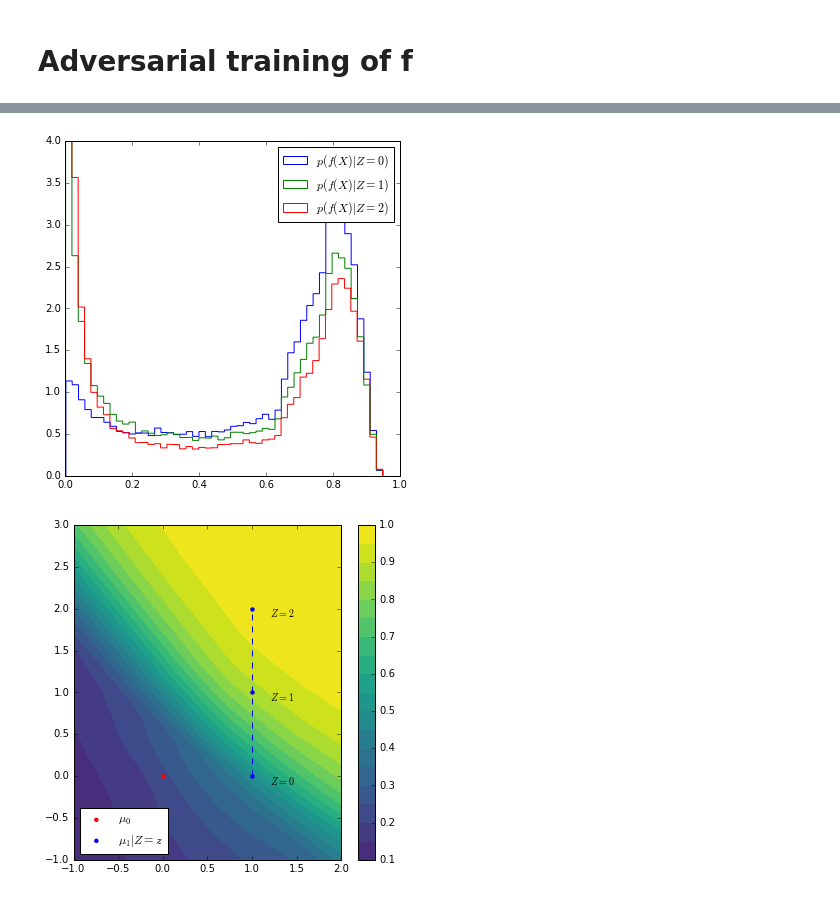
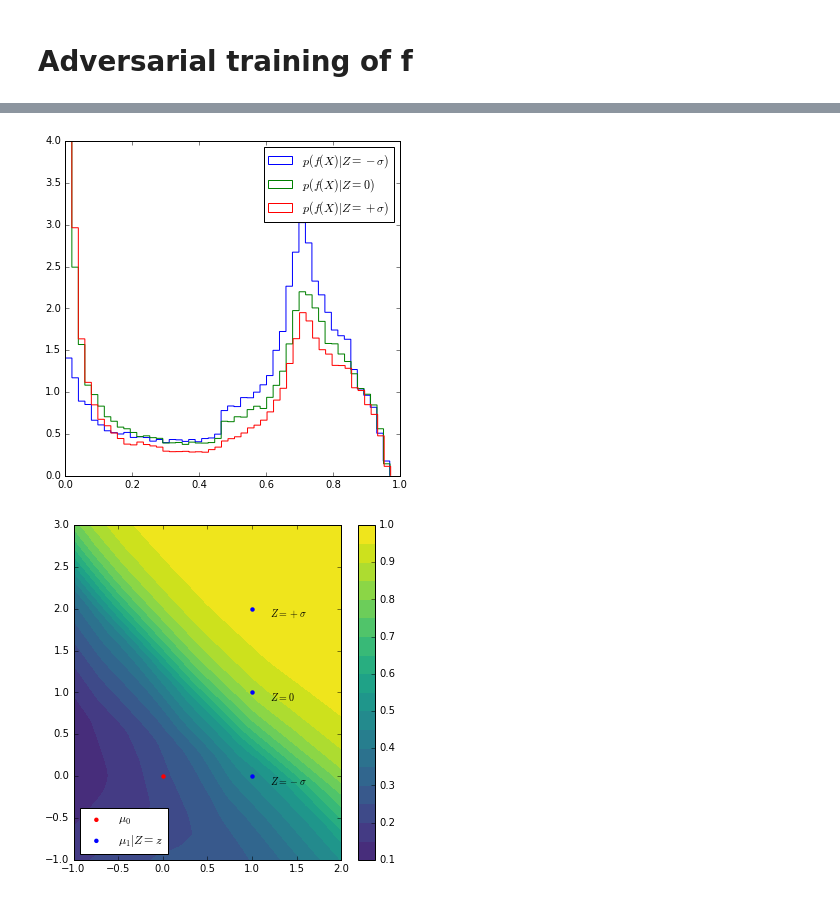
Before and after one commit to glouppe/paper-learning-to-pivot, a Jupyter notebook: code/Toy.ipynb, the cells around one changed output, grey strips where cells are left out. Saved outputs shown, nothing was run; the diff lists cells and outputs as text; code cells hidden in the pictures.

```diff
--- a/code/Toy.ipynb
+++ b/code/Toy.ipynb
@@ -441,11 +441,12 @@ print(mean_entropy_f)
 # Continuous nuisance
 # %%
 np.random.seed = 777
-from carl.distributions import Mixture, MultivariateNormal, Uniform
+from carl.distributions import Mixture, MultivariateNormal, Uniform, Normal
 
 p0 = MultivariateNormal(mu=np.array([0., 0.]), sigma=np.array([[1., -0.5], [-0.5, 1.]]))
-p1 = MultivariateNormal(mu=np.array([1., 0.]), sigma=np.eye(2))
-pz = Uniform(low=0, high=2.0)
+p1 = MultivariateNormal(mu=np.array([1., 1.]), sigma=np.eye(2))
+pz = Normal(mu=0.0, sigma=1.0)
+#pz = Uniform(low=0, high=2.0)
 # %%
 n_samples = 50000
 
@@ -577,6 +570,6 @@ ________________________________________________________________________________
 # Pretraining of D
 D.trainable = True
 R.trainable = False
-D.fit(X_train, y_train, nb_epoch=10)
+D.fit(X_train, y_train, nb_epoch=20)
 min_Lf = D.evaluate(X_valid, y_valid)
 # %% [output]
@@ -610,15 +600,15 @@ def make_X(n_samples, z):
     y[n_samples // 2:] = 1
     return X
 # %%
+plt.hist(1. - D.predict(make_X(50000, z=-1)), bins=50, normed=1, histtype="step", label="$p(f(X)|Z=-\sigma)$")
 plt.hist(1. - D.predict(make_X(50000, z=0)), bins=50, normed=1, histtype="step", label="$p(f(X)|Z=0)$")
-plt.hist(1. - D.predict(make_X(50000, z=1)), bins=50, normed=1, histtype="step", label="$p(f(X)|Z=1)$")
-plt.hist(1. - D.predict(make_X(50000, z=2)), bins=50, normed=1, histtype="step", label="$p(f(X)|Z=2)$")
+plt.hist(1. - D.predict(make_X(50000, z=1)), bins=50, normed=1, histtype="step", label="$p(f(X)|Z=+\sigma)$")
 plt.legend(loc="best")
 plt.ylim(0,4)
-plt.savefig("f-plain.pdf")
+#plt.savefig("f-plain.pdf")
 plt.show()
 # %% [output]
-[figure, old version]
+[figure, new version]
 # %%
 from matplotlib.mlab import griddata
 
@@ -637,20 +627,19 @@ CS = plt.contourf(xi, yi, zi, 20, cmap=plt.cm.viridis,
                   vmax=1.0, vmin=0.0)
 plt.colorbar()
 plt.scatter([0], [0], c="red", linewidths=0, label=r"$\mu_0$")
-plt.vlines(1, 0, 2, color="blue", linestyles="dashed")
 plt.scatter([1], [0], c="blue", linewidths=0, label=r"$\mu_1|Z=z$")
 plt.scatter([1], [0+1], c="blue", linewidths=0)
 plt.scatter([1], [0+2], c="blue", linewidths=0)
-plt.text(1.2, 0-0.1, "$Z=0$", color="k")
-plt.text(1.2, 1-0.1, "$Z=1$", color="k")
-plt.text(1.2, 2-0.1, "$Z=2$", color="k")
+plt.text(1.2, 0-0.1, "$Z=-\sigma$", color="k")
+plt.text(1.2, 1-0.1, "$Z=0$", color="k")
+plt.text(1.2, 2-0.1, "$Z=+\sigma$", color="k")
 plt.xlim(-1,2)
 plt.ylim(-1,3)
 plt.legend(loc="lower left", scatterpoints=1)
 plt.savefig("surface-plain.pdf")
 plt.show()
 # %% [output]
-[figure, old version]
+[figure, new version]
 # %%
 # Pretraining of R
 D.trainable = False
```
Also changed, not shown: parts of 13 cells of this notebook, 4 other files.
